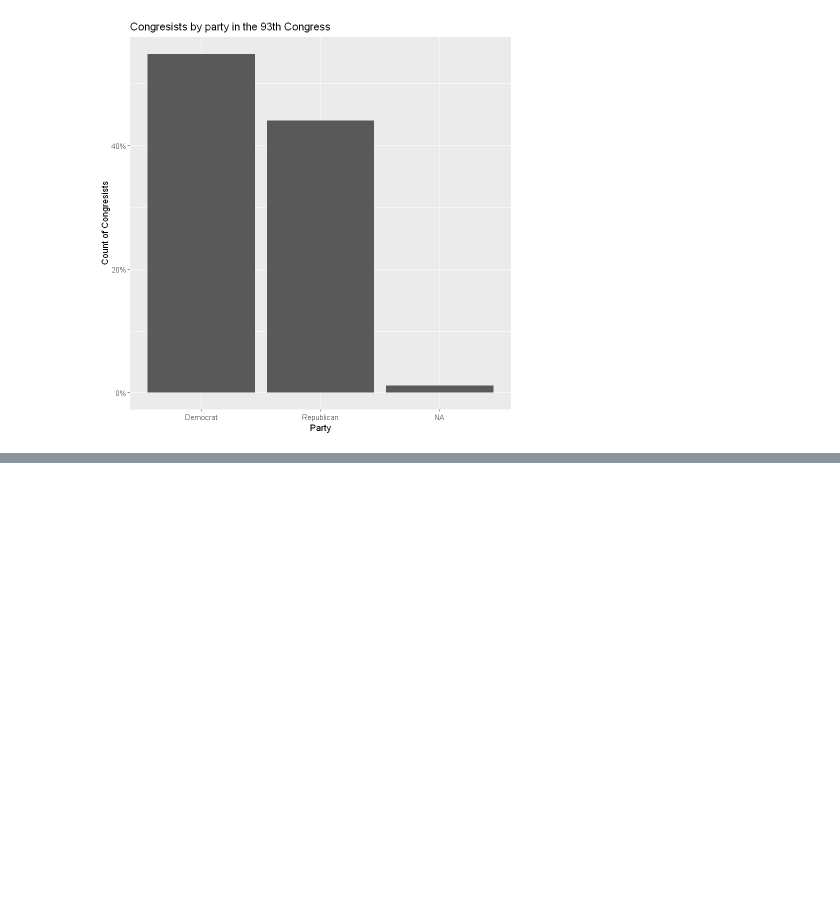
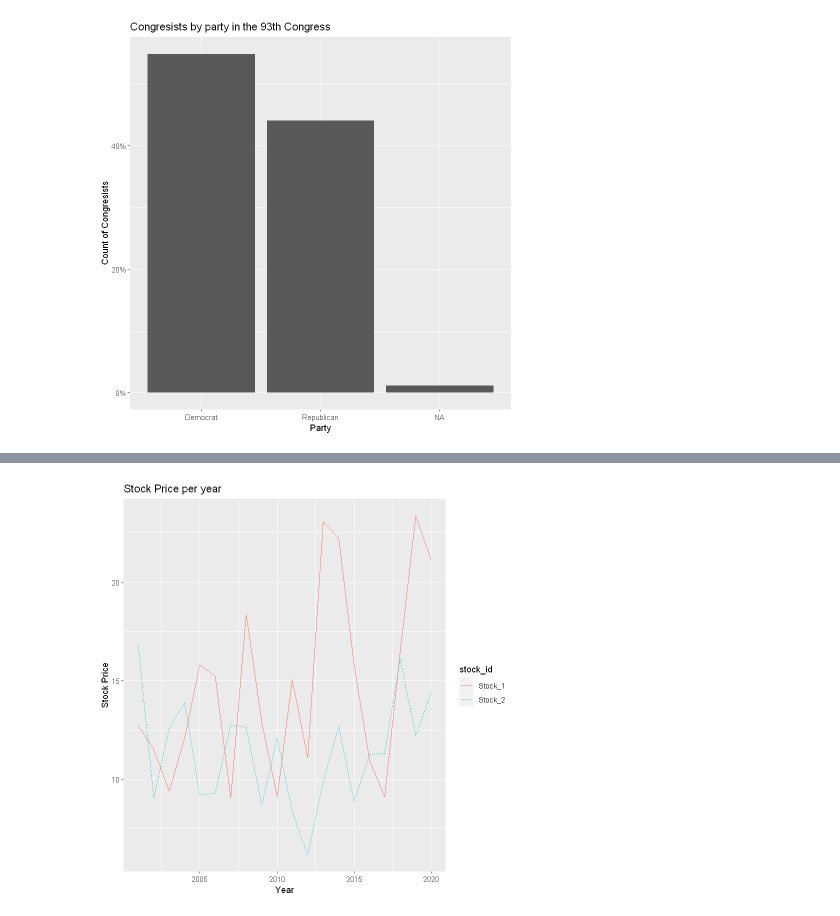
Before and after one commit to ignacioaristimuno/Courses, a Jupyter notebook: R/Data Visualization and Dashboarding with R/2. Data visualization in R with ggplot2.ipynb, the cells around one changed output, grey strips where cells are left out. Drawn from its saved outputs; the diff is of its cells as text; code cells hidden in the pictures; blank space fills up the shorter version.

```diff
--- a/R/Data Visualization and Dashboarding with R/2. Data visualization in R with ggplot2.ipynb
+++ b/R/Data Visualization and Dashboarding with R/2. Data visualization in R with ggplot2.ipynb
@@ -424,0 +478,8 @@ df %>%
+# %%
+# Generating fake data
+years = seq(2001, 2020, by = 1)
+price = rnorm(20, mean = 10, sd = 3)
+
+# Putting data into a tibble (table)
+stock_df2 = tibble("Year" = years, "StockPrice" = price)
+stock_df2$stock_id = rep("Stock_2", 20)
@@ -424,0 +488,3 @@ df %>%
+# %%
+all_stocks = bind_rows(stock_df, stock_df2)
+head(all_stocks)
@@ -424,0 +513,8 @@ df %>%
+# %%
+ggplot(all_stocks, aes(x = Year, y = StockPrice, group = stock_id,
+                       color = stock_id, linetype = stock_id)) +
+    geom_line() +
+    labs(x = 'Year', y = 'Stock Price',
+         title = 'Stock Price per year')
+# %% [output]
+[figure, added]
```
Also changed, not shown: parts of 38 cells of this notebook.
